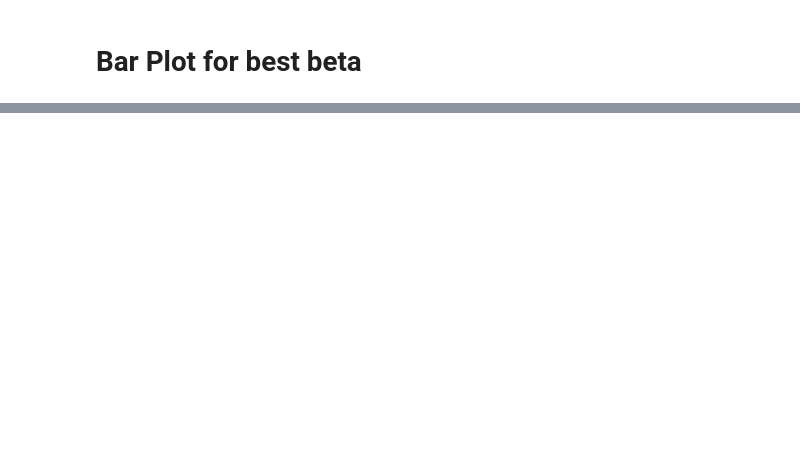
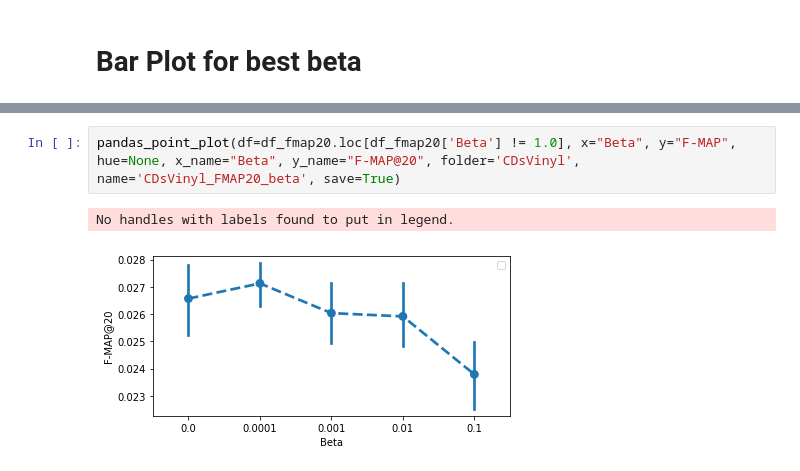
Before and after one commit to k9luo/DeepCritiquingForVAEBasedRecSys, a Jupyter notebook: F-MAP Plots.ipynb, the cells around one changed output, grey strips where cells are left out. Cells and saved outputs as stored; diff of their text form; blank space fills up the shorter version.

```diff
--- a/F-MAP Plots.ipynb
+++ b/F-MAP Plots.ipynb
@@ -85,0 +201,5 @@ def pandas_bar_plot(df, x, y, hue, x_name, y_name, folder='figures', name='unkno
+# %%
+pandas_point_plot(df=df_fmap20.loc[df_fmap20['Beta'] != 1.0], x="Beta", y="F-MAP", hue=None, x_name="Beta", y_name="F-MAP@20", folder='CDsVinyl', name='CDsVinyl_FMAP20_beta', save=True)
+# %% [output]
+No handles with labels found to put in legend.
+[figure, added]
```
Also changed, not shown: parts of 20 cells of this notebook, 25 other files.
